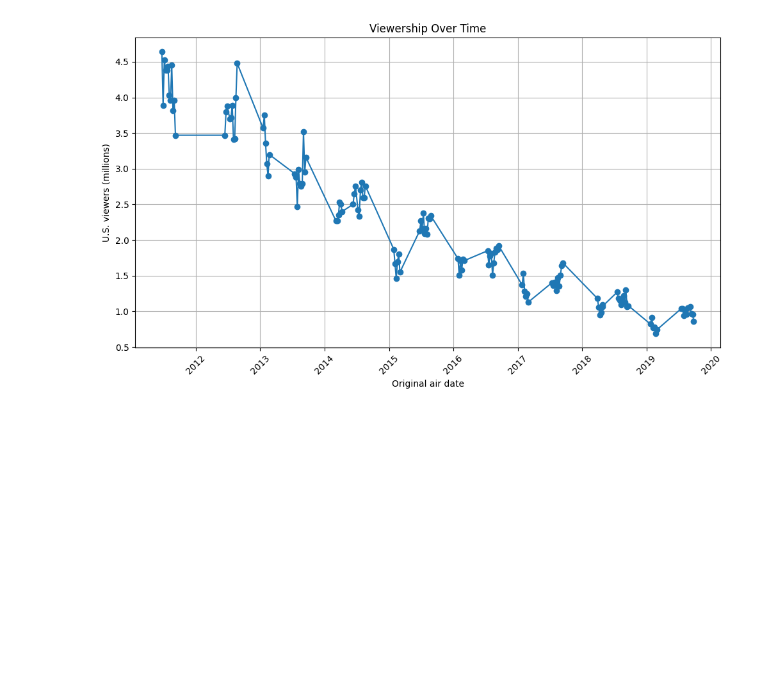
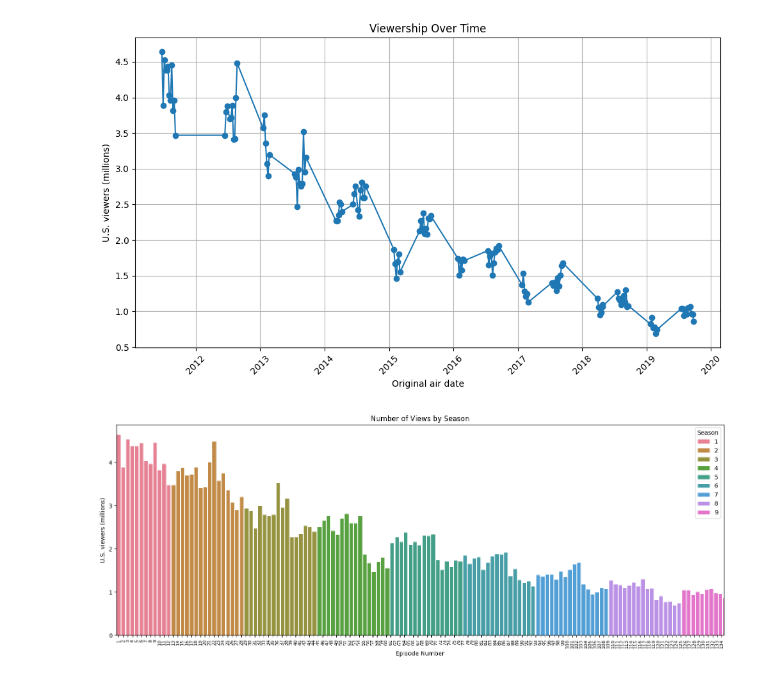
Before and after one commit to gizdy/RR_assignment8repo, a Jupyter notebook: suits_report.ipynb, the cells around one changed output. Cells and saved outputs as stored; diff of their text form; code cells hidden in the pictures; blank space fills up the shorter version.

Commit message:
adding a pretty chart of episode to episode views

```diff
--- a/suits_report.ipynb
+++ b/suits_report.ipynb
@@ -65,3 +65,23 @@ plt.tight_layout()
 plt.show()
 # %% [output]
 [figure]
+# %%
+import seaborn as sns
+
+#colors for each season
+palette = sns.color_palette("husl", len(merged_table['Season'].unique()))
+
+plt.figure(figsize=(15, 6))
+ax = sns.barplot(data=merged_table, x='No. overall', y='U.S. viewers (millions)', hue='Season', palette=palette)
+plt.title('Number of Views by Season')
+plt.xlabel('Episode Number')
+plt.ylabel('U.S. viewers (millions)')
+plt.legend(title='Season')
+ax.set_xticklabels(ax.get_xticklabels(), rotation=90,fontsize=8)
+bar_width = 0.8
+for bar in ax.patches:
+    bar.set_width(bar_width)
+plt.tight_layout()
+plt.show()
+# %% [output]
+[figure, added]
```
